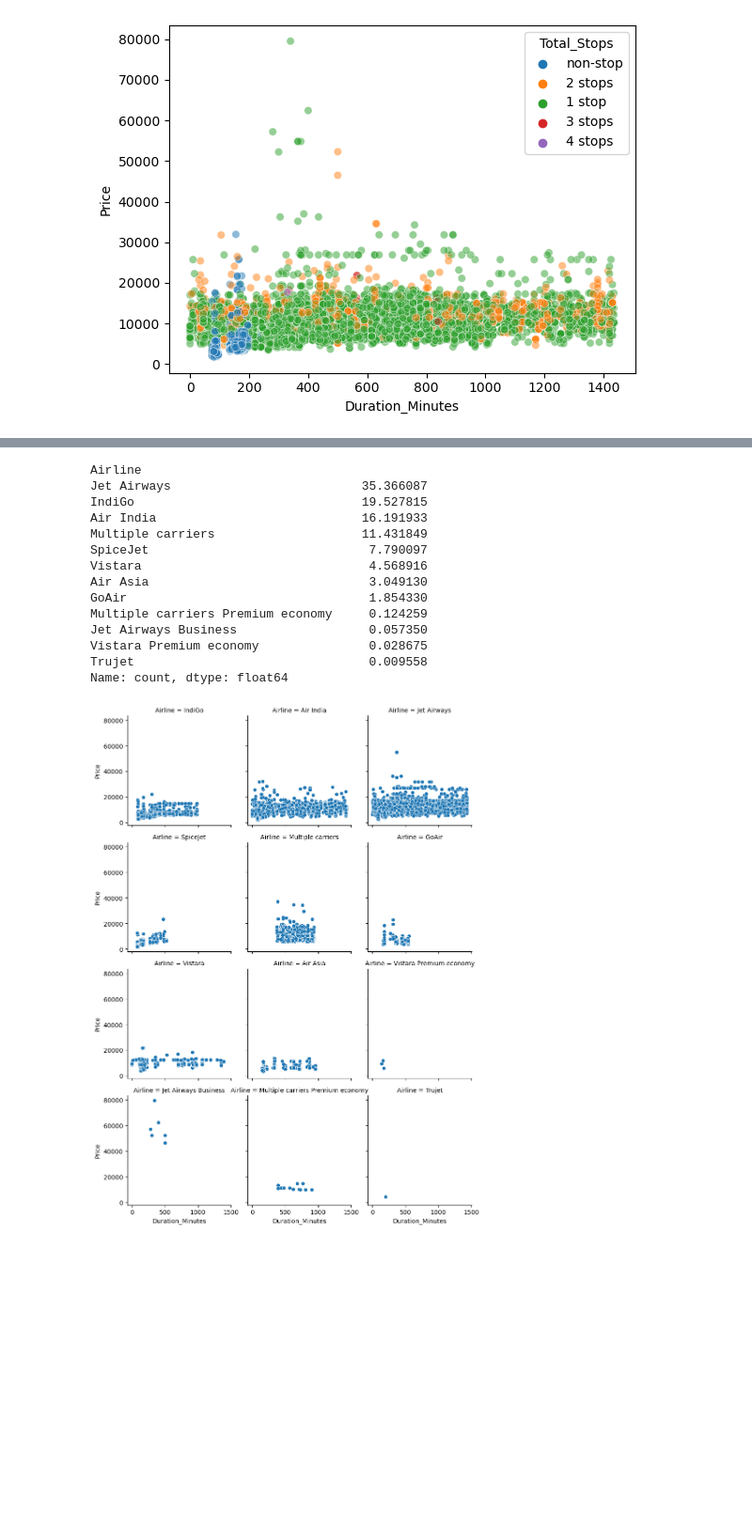
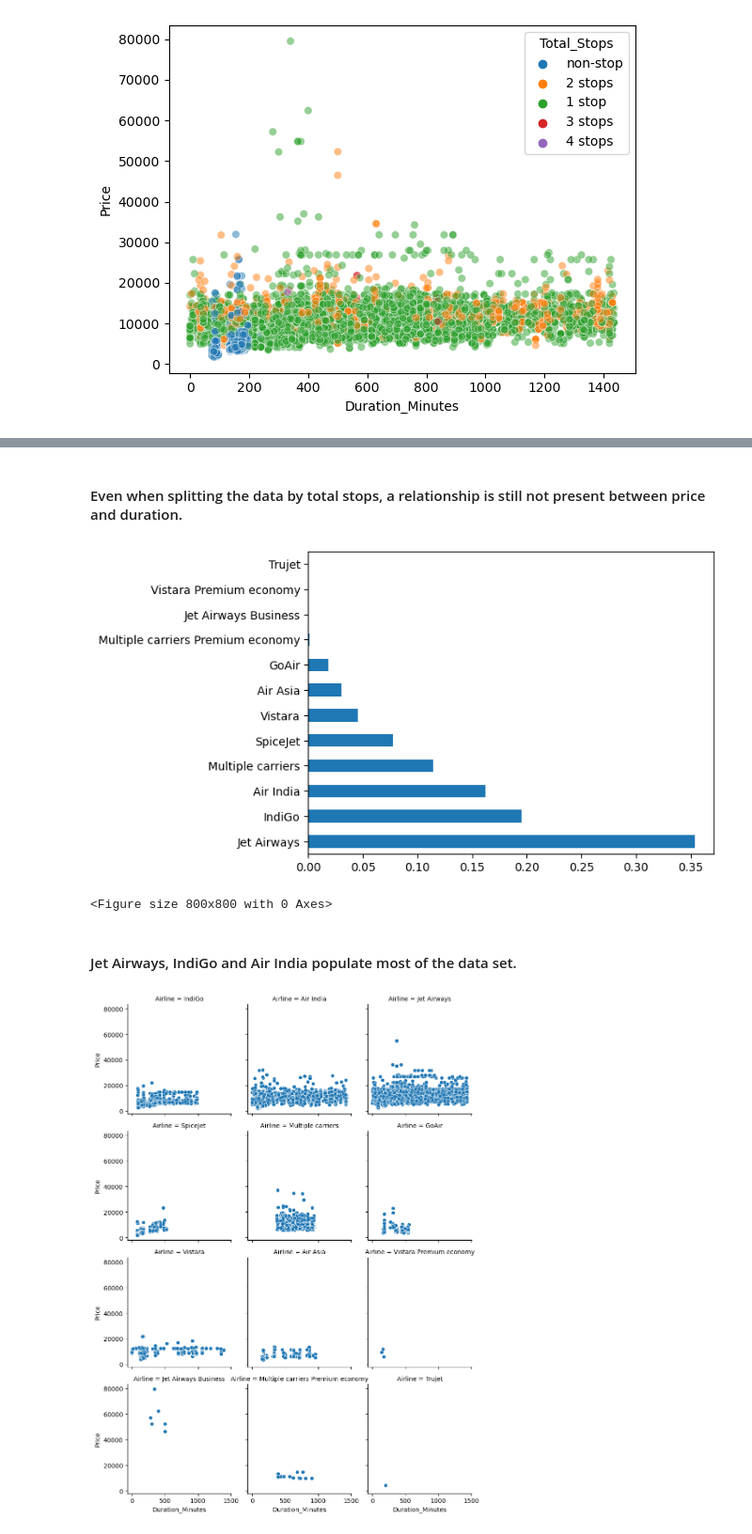
Before and after one commit to Ritik052500/MachineLearning, a Jupyter notebook: Flight Project/flightProject.ipynb, the cells around one changed output, grey strips where cells are left out. Shown at 94% size. Cells and saved outputs as stored; diff of their text form; code cells hidden in the pictures; blank space fills up the shorter version.

```diff
--- a/Flight Project/flightProject.ipynb
+++ b/Flight Project/flightProject.ipynb
@@ -247,20 +208,14 @@ sns.scatterplot(data=train_data, x='Duration_Minutes', y='Price', alpha=0.5, hue
+# %% [markdown]
+#### Even when splitting the data by total stops, a relationship is still not present between price and duration.
 # %%
-(train_data['Airline'].value_counts()/ train_data.shape[0])*100
+(train_data['Airline'].value_counts()/ train_data.shape[0]).T.plot(kind='barh')
+plt.figure(figsize=(8,8))
+plt.tight_layout()
 # %% [output]
+[figure, added]
-Airline
-Jet Airways                          35.366087
-IndiGo                               19.527815
-Air India                            16.191933
-Multiple carriers                    11.431849
-SpiceJet                              7.790097
-Vistara                               4.568916
-Air Asia                              3.049130
-GoAir                                 1.854330
-Multiple carriers Premium economy     0.124259
-Jet Airways Business                  0.057350
-Vistara Premium economy               0.028675
-Trujet                                0.009558
-Name: count, dtype: float64
+<Figure size 800x800 with 0 Axes>
+# %% [markdown]
+#### Jet Airways, IndiGo and Air India populate most of the data set.
 # %%
 g = sns.FacetGrid(train_data, col='Airline',col_wrap=3)
 g.map_dataframe(sns.scatterplot, x='Duration_Minutes', y='Price')
```
Also changed, not shown: parts of 93 cells of this notebook.
